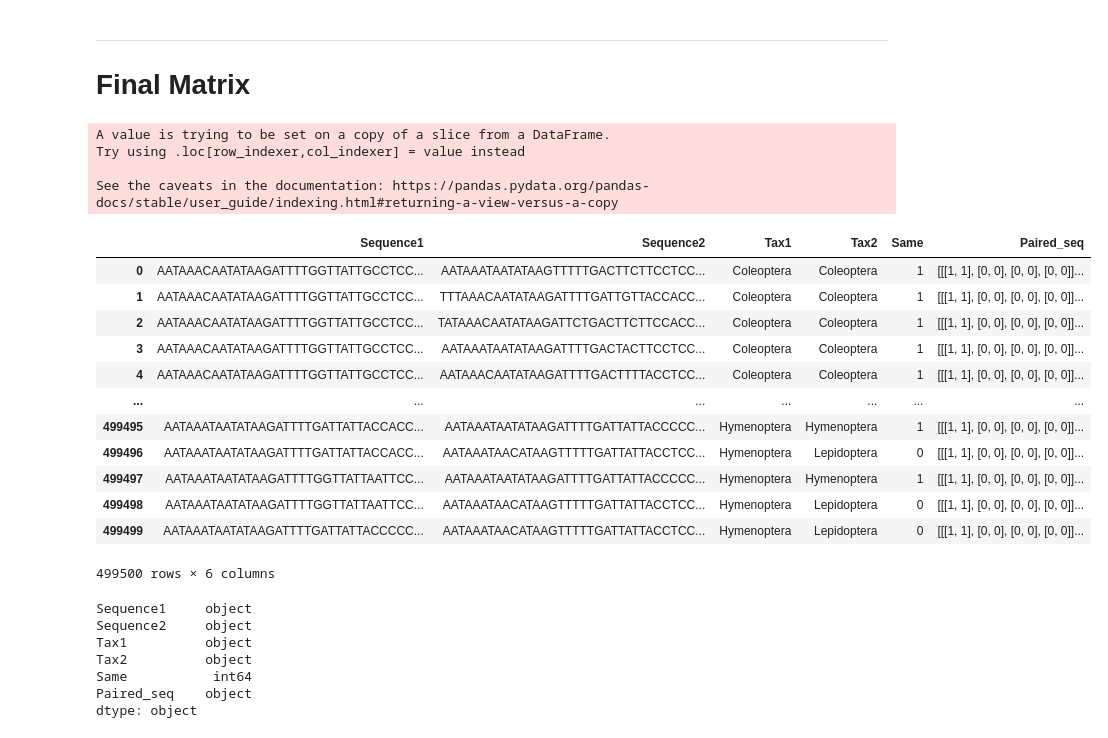
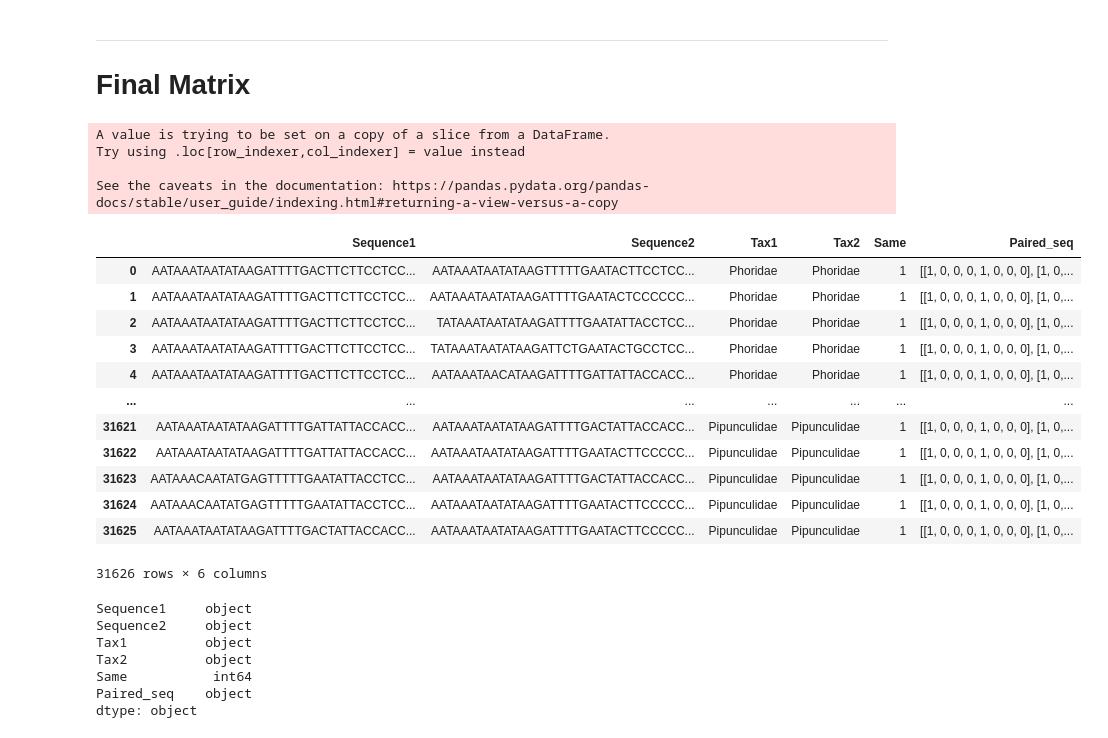
Before and after one commit to Xteom/DNN-Genetics, a Jupyter notebook: GEN_02-Prep.ipynb, the cells around one changed output. Cells and saved outputs as stored; diff of their text form; code cells hidden in the pictures.

```diff
--- a/GEN_02-Prep.ipynb
+++ b/GEN_02-Prep.ipynb
@@ -252,3 +210,0 @@ nuevo_df
-# %%
-p = data.head(1000)
-p
@@ -318,9 +243,9 @@ def final_matrix(data,concat_type):
     #Pasamos a letras mayúsculas las cadenas
     data['Sequence'] = data['Sequence'].apply(lambda x: x.upper())
     #Llamamos a la función para filtrar los datos
-
+    balanced_data = balance_one_tax_data(data, 'order_final', 'Diptera', 50)
     #Llamamos a la función para realizar todas las combinaciones
-    combinations = combination_matrix(data,'Sequence',"order_final")
+    combinations = combination_matrix(balanced_data,'Sequence',"family_final")
     #Llamamos a la función para determinar si los Taxones son iguales
     DNA_matrix = tax_comparison(combinations,'Tax1','Tax2')
     #Pasamos los valores boolean a integer
@@ -337,24 +262,24 @@ def final_matrix(data,concat_type):
         DNA_matrix.at[index, 'Paired_seq'] = paired_sequences
     return DNA_matrix
 # %%
-DNA_matrix = final_matrix(p,deep_sequence)
-DNA_matrix
+final_matrix = final_matrix(p,long_sequence)
+final_matrix
 # %% [output]
 A value is trying to be set on a copy of a slice from a DataFrame.
 Try using .loc[row_indexer,col_indexer] = value instead
 
 See the caveats in the documentation: https://pandas.pydata.org/pandas-docs/stable/user_guide/indexing.html#returning-a-view-versus-a-copy
 |  | Sequence1 | Sequence2 | Tax1 | Tax2 | Same | Paired_seq |
-| 0 | AATAAACAATATAAGATTTTGGTTATTGCCTCC... | AATAAATAATATAAGTTTTTGACTTCTTCCTCC... | Coleoptera | Coleoptera | 1 | [[[1, 1], [0, 0], [0, 0], [0, 0]]... |
-| 1 | AATAAACAATATAAGATTTTGGTTATTGCCTCC... | TTTAAACAATATAAGATTTTGATTGTTACCACC... | Coleoptera | Coleoptera | 1 | [[[1, 1], [0, 0], [0, 0], [0, 0]]... |
-| 2 | AATAAACAATATAAGATTTTGGTTATTGCCTCC... | TATAAACAATATAAGATTCTGACTTCTTCCACC... | Coleoptera | Coleoptera | 1 | [[[1, 1], [0, 0], [0, 0], [0, 0]]... |
-| 3 | AATAAACAATATAAGATTTTGGTTATTGCCTCC... | AATAAATAATATAAGATTTTGACTACTTCCTCC... | Coleoptera | Coleoptera | 1 | [[[1, 1], [0, 0], [0, 0], [0, 0]]... |
-| 4 | AATAAACAATATAAGATTTTGGTTATTGCCTCC... | AATAAACAATATAAGATTTTGACTTTTACCTCC... | Coleoptera | Coleoptera | 1 | [[[1, 1], [0, 0], [0, 0], [0, 0]]... |
+| 0 | AATAAATAATATAAGATTTTGACTTCTTCCTCC... | AATAAATAATATAAGTTTTTGAATACTTCCTCC... | Phoridae | Phoridae | 1 | [[1, 0, 0, 0, 1, 0, 0, 0], [1, 0,... |
+| 1 | AATAAATAATATAAGATTTTGACTTCTTCCTCC... | AATAAATAATATAAGATTTTGAATACTCCCCCC... | Phoridae | Phoridae | 1 | [[1, 0, 0, 0, 1, 0, 0, 0], [1, 0,... |
+| 2 | AATAAATAATATAAGATTTTGACTTCTTCCTCC... | TATAAATAATATAAGATTTTGAATATTACCTCC... | Phoridae | Phoridae | 1 | [[1, 0, 0, 0, 1, 0, 0, 0], [1, 0,... |
+| 3 | AATAAATAATATAAGATTTTGACTTCTTCCTCC... | TATAAATAATATAAGATTCTGAATACTGCCTCC... | Phoridae | Phoridae | 1 | [[1, 0, 0, 0, 1, 0, 0, 0], [1, 0,... |
+| 4 | AATAAATAATATAAGATTTTGACTTCTTCCTCC... | AATAAATAACATAAGATTTTGATTATTACCACC... | Phoridae | Phoridae | 1 | [[1, 0, 0, 0, 1, 0, 0, 0], [1, 0,... |
 | ... | ... | ... | ... | ... | ... | ... |
-| 499495 | AATAAATAATATAAGATTTTGATTATTACCACC... | AATAAATAATATAAGATTTTGATTATTACCCCC... | Hymenoptera | Hymenoptera | 1 | [[[1, 1], [0, 0], [0, 0], [0, 0]]... |
-| 499496 | AATAAATAATATAAGATTTTGATTATTACCACC... | AATAAATAACATAAGTTTTTGATTATTACCTCC... | Hymenoptera | Lepidoptera | 0 | [[[1, 1], [0, 0], [0, 0], [0, 0]]... |
-| 499497 | AATAAATAATATAAGATTTTGGTTATTAATTCC... | AATAAATAATATAAGATTTTGATTATTACCCCC... | Hymenoptera | Hymenoptera | 1 | [[[1, 1], [0, 0], [0, 0], [0, 0]]... |
-| 499498 | AATAAATAATATAAGATTTTGGTTATTAATTCC... | AATAAATAACATAAGTTTTTGATTATTACCTCC... | Hymenoptera | Lepidoptera | 0 | [[[1, 1], [0, 0], [0, 0], [0, 0]]... |
-| 499499 | AATAAATAATATAAGATTTTGATTATTACCCCC... | AATAAATAACATAAGTTTTTGATTATTACCTCC... | Hymenoptera | Lepidoptera | 0 | [[[1, 1], [0, 0], [0, 0], [0, 0]]... |
+| 31621 | AATAAATAATATAAGATTTTGATTATTACCACC... | AATAAATAATATAAGATTTTGACTATTACCACC... | Pipunculidae | Pipunculidae | 1 | [[1, 0, 0, 0, 1, 0, 0, 0], [1, 0,... |
+| 31622 | AATAAATAATATAAGATTTTGATTATTACCACC... | AATAAATAATATAAGATTTTGAATACTTCCCCC... | Pipunculidae | Pipunculidae | 1 | [[1, 0, 0, 0, 1, 0, 0, 0], [1, 0,... |
+| 31623 | AATAAACAATATGAGTTTTTGAATATTACCTCC... | AATAAATAATATAAGATTTTGACTATTACCACC... | Pipunculidae | Pipunculidae | 1 | [[1, 0, 0, 0, 1, 0, 0, 0], [1, 0,... |
+| 31624 | AATAAACAATATGAGTTTTTGAATATTACCTCC... | AATAAATAATATAAGATTTTGAATACTTCCCCC... | Pipunculidae | Pipunculidae | 1 | [[1, 0, 0, 0, 1, 0, 0, 0], [1, 0,... |
+| 31625 | AATAAATAATATAAGATTTTGACTATTACCACC... | AATAAATAATATAAGATTTTGAATACTTCCCCC... | Pipunculidae | Pipunculidae | 1 | [[1, 0, 0, 0, 1, 0, 0, 0], [1, 0,... |
-499500 rows × 6 columns
+31626 rows × 6 columns
 # %%
```
Also changed, not shown: parts of 14 cells of this notebook.
